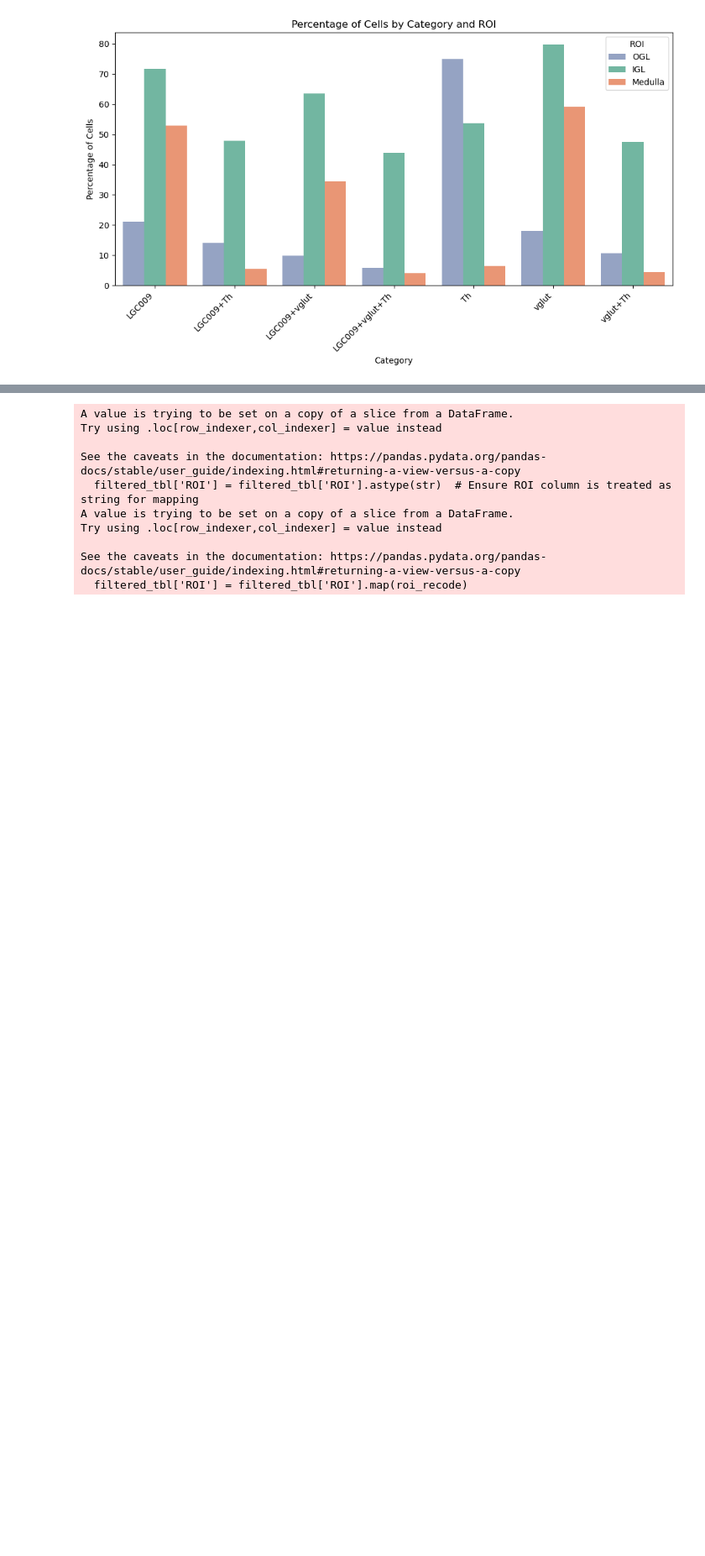
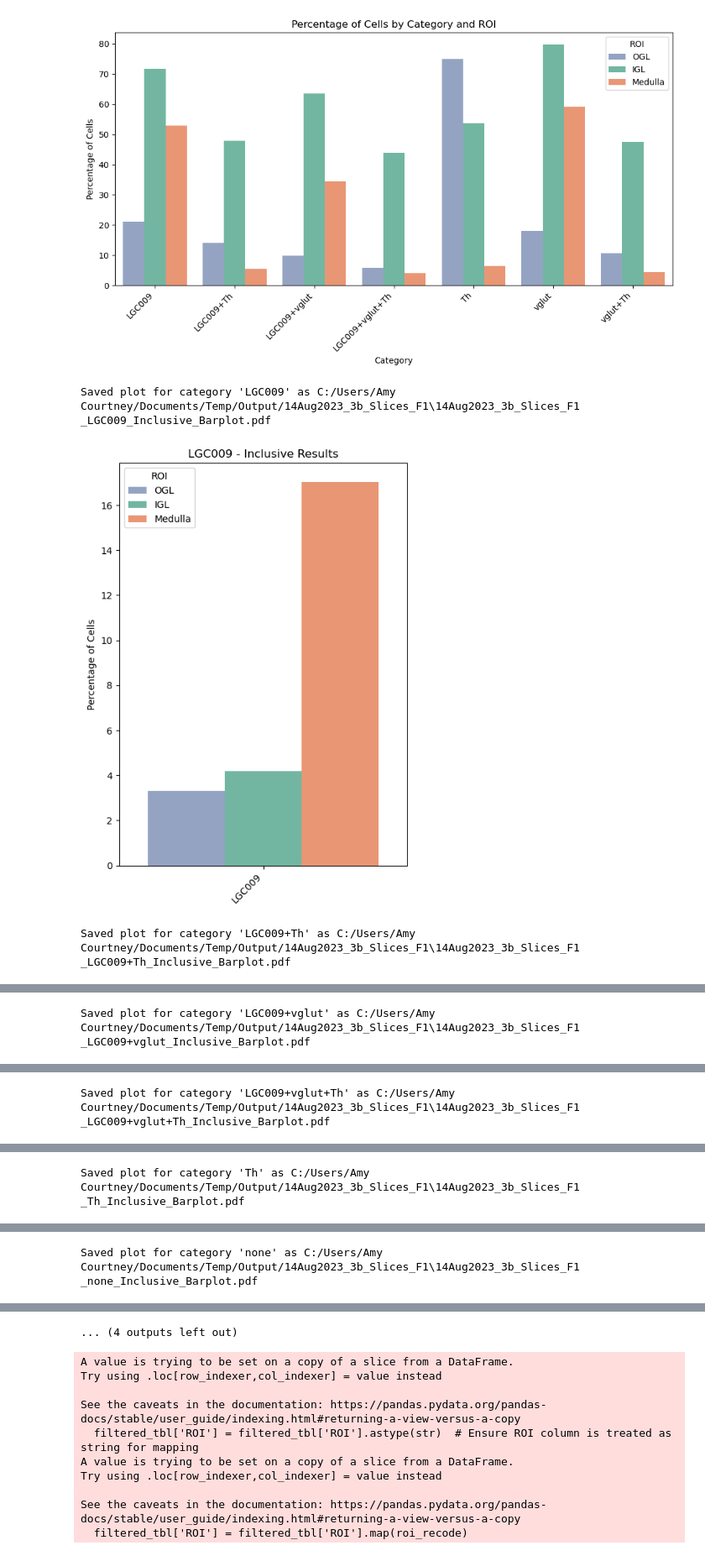
Before and after one commit to jboulanger/fish-octopus, a Jupyter notebook: 4_Visualization.ipynb, the cells around one changed output, grey strips where cells are left out. Shown: that part at 84% size. Saved outputs shown, nothing was run; the diff lists cells and outputs as text; code cells hidden in the pictures; blank space fills up the shorter version.

```diff
--- a/4_Visualization.ipynb
+++ b/4_Visualization.ipynb
@@ -652,25 +630,30 @@ Saved plot as C:/Users/Amy Courtney/Documents/Temp/Output/14Aug2023_3b_Slices_F1
 # %%
 #tbl in bar plot all separately
 # Plot each Category separately and save
 for category in filtered_tbl['Category'].unique():
     plt.figure(figsize=(5, 7))
     sns.barplot(x='Category', y='Percentage', hue='ROI', data=filtered_tbl[filtered_tbl['Category'] == category],
                 palette={'OGL': '#8da0cb', 'IGL': '#66c2a5', 'Medulla': '#fc8d62'})  # Specify colors
 
-    plt.title(f'Percentage of Cells for Category "{category}" by ROI')
+    plt.title(f'{category} - Inclusive Results')
+    plt.xlabel('')
     plt.ylabel('Percentage of Cells')
     plt.xticks(rotation=45, ha='right')
     plt.legend(title='ROI')
 
     # Extract base name of the imported file
     plot_filename_pdf = os.path.join(save_folder, f"{Image_Name}_{category}_Inclusive_Barplot.pdf")
     plot_filename_tiff = os.path.join(save_folder, f"{Image_Name}_{category}_Inclusive_Barplot.tiff")
     plt.savefig(plot_filename_pdf, format='pdf', bbox_inches='tight')
     # Uncomment the next line if you want to save as TIFF
     # plt.savefig(plot_filename_tiff, format='tiff', bbox_inches='tight')
 
     print(f"Saved plot for category '{category}' as {plot_filename_pdf}")
     # print(f"Saved plot for category '{category}' as {plot_filename_tiff}")
 
     plt.tight_layout()
     plt.show()
+# %% [output]
+Saved plot for category 'LGC009' as C:/Users/Amy Courtney/Documents/Temp/Output/14Aug2023_3b_Slices_F1\14Aug2023_3b_Slices_F1 _LGC009_Inclusive_Barplot.pdf
+[figure, added]
+Saved plot for category 'LGC009+Th' as C:/Users/Amy Courtney/Documents/Temp/Output/14Aug2023_3b_Slices_F1\14Aug2023_3b_Slices_F1 _LGC009+Th_Inclusive_Barplot.pdf
@@ -676,0 +661 @@ for category in filtered_tbl['Category'].unique():
+Saved plot for category 'LGC009+vglut' as C:/Users/Amy Courtney/Documents/Temp/Output/14Aug2023_3b_Slices_F1\14Aug2023_3b_Slices_F1 _LGC009+vglut_Inclusive_Barplot.pdf
@@ -676,0 +663 @@ for category in filtered_tbl['Category'].unique():
+Saved plot for category 'LGC009+vglut+Th' as C:/Users/Amy Courtney/Documents/Temp/Output/14Aug2023_3b_Slices_F1\14Aug2023_3b_Slices_F1 _LGC009+vglut+Th_Inclusive_Barplot.pdf
@@ -676,0 +665 @@ for category in filtered_tbl['Category'].unique():
+Saved plot for category 'Th' as C:/Users/Amy Courtney/Documents/Temp/Output/14Aug2023_3b_Slices_F1\14Aug2023_3b_Slices_F1 _Th_Inclusive_Barplot.pdf
@@ -676,0 +667 @@ for category in filtered_tbl['Category'].unique():
+Saved plot for category 'none' as C:/Users/Amy Courtney/Documents/Temp/Output/14Aug2023_3b_Slices_F1\14Aug2023_3b_Slices_F1 _none_Inclusive_Barplot.pdf
@@ -677,3 +669,4 @@ for category in filtered_tbl['Category'].unique():
+... (4 outputs left out)
 # %%
 #tab ex bar plot all
 tbl_ex_transposed = tbl_ex.T
```
Also changed, not shown: parts of 4 cells of this notebook.
